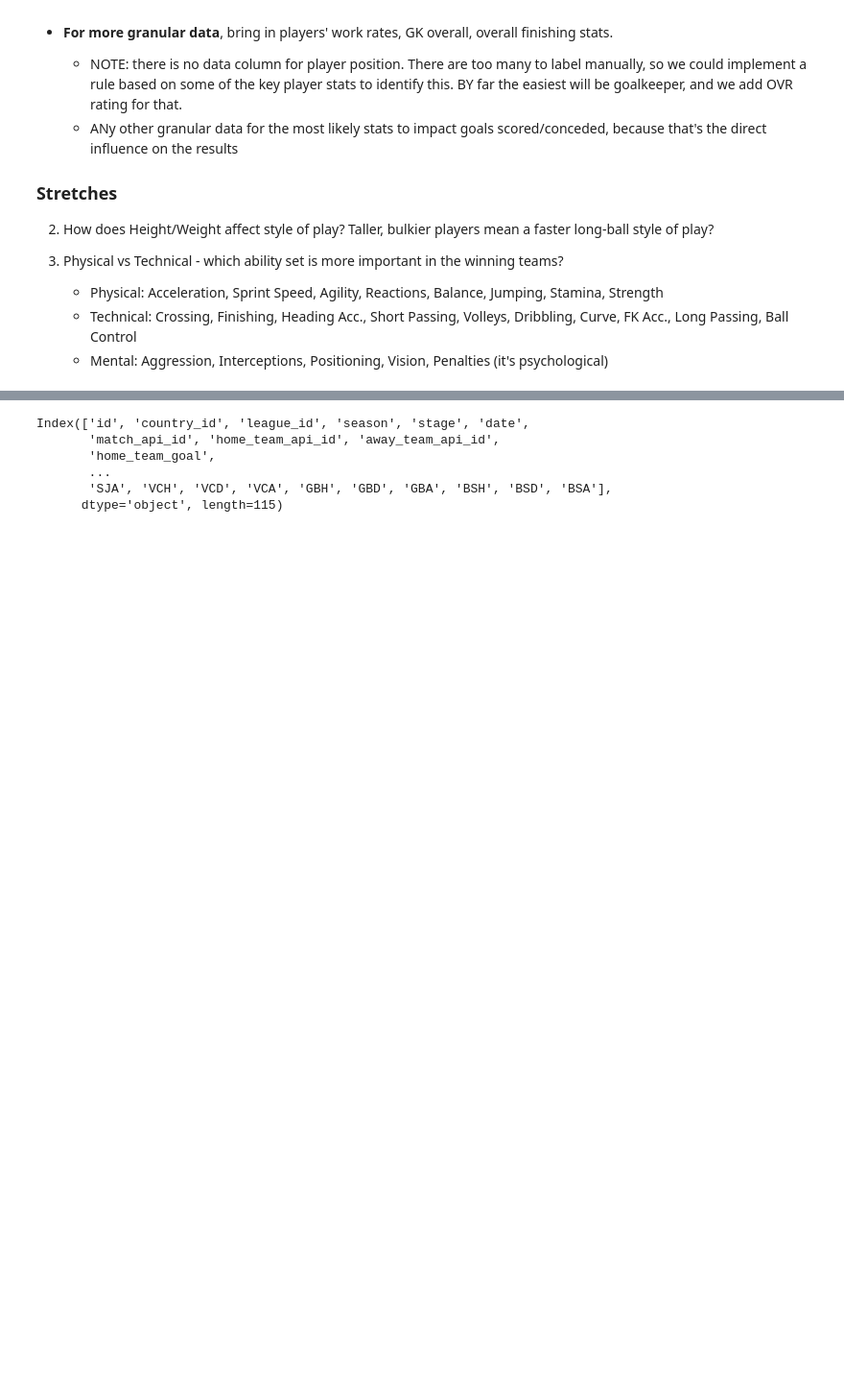
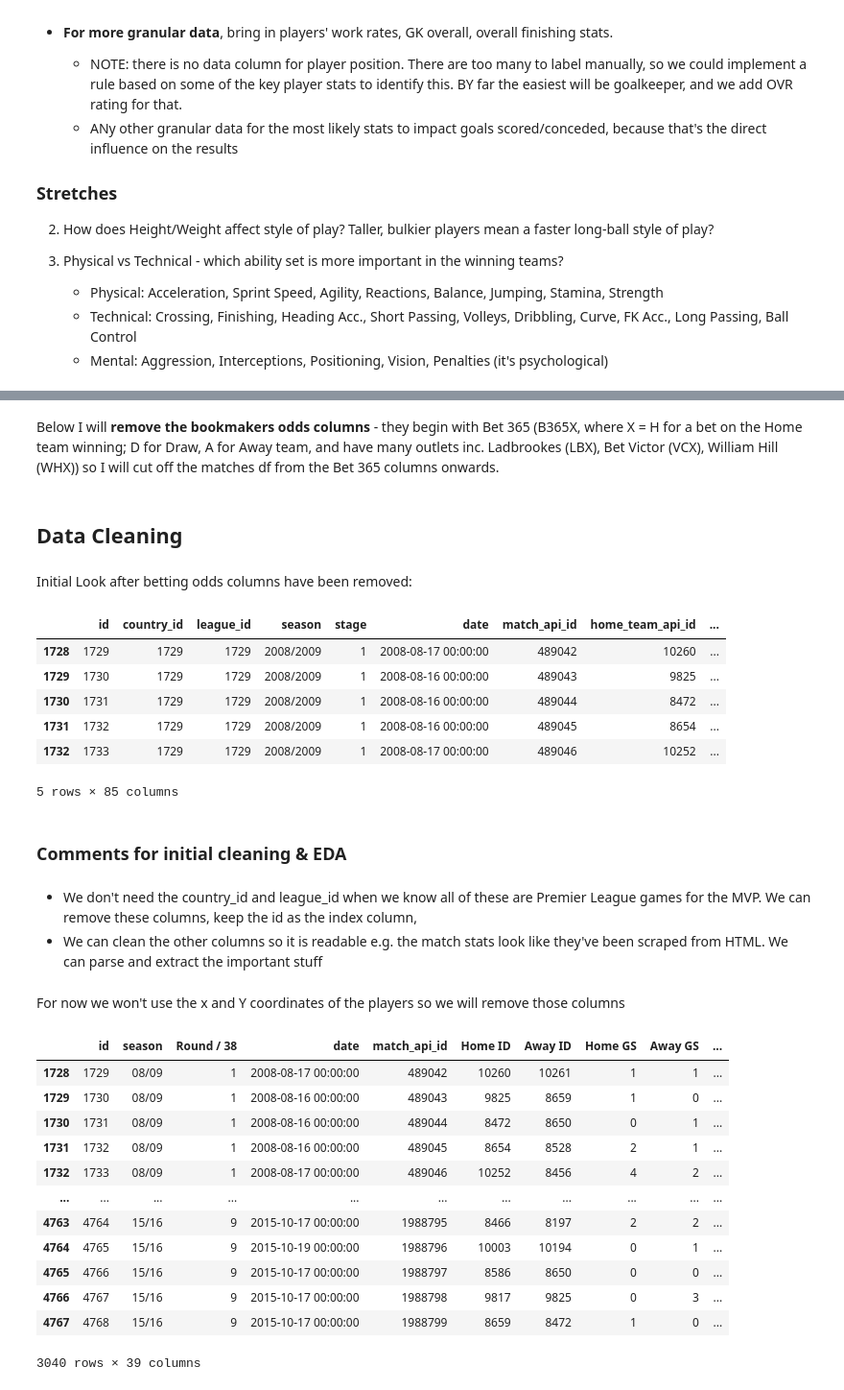
Before and after one commit to tjjdoherty/football-project-mvp, a Jupyter notebook: eda.ipynb, the cells around one changed output, grey strips where cells are left out. Shown at 96% size. Cells and saved outputs as stored; diff of their text form; code cells hidden in the pictures; blank space fills up the shorter version.

```diff
--- a/eda.ipynb
+++ b/eda.ipynb
@@ -105,9 +127,24 @@ countries = countries[countries.name.isin(selected_countries)]
+# %% [markdown]
+Below I will **remove the bookmakers odds columns** - they begin with Bet 365 (B365X, where X = H for a bet on the Home team winning; D for Draw, A for Away team, and have many outlets inc. Ladbrookes (LBX), Bet Victor (VCX), William Hill (WHX)) so I will cut off the matches df from the Bet 365 columns onwards.
+# %%
+# 86th column is B365H - remove everything from here onward
+matches = matches.iloc[:, :85]
+# %% [markdown]
+## Data Cleaning
+# %% [markdown]
+Initial Look after betting odds columns have been removed:
 # %%
-matches.columns
+matches.head()
 # %% [output]
+|  | id | country_id | league_id | season | stage | date | match_api_id | home_team_api_id | ... |
+| 1728 | 1729 | 1729 | 1729 | 2008/2009 | 1 | 2008-08-17 00:00:00 | 489042 | 10260 | ... |
+| 1729 | 1730 | 1729 | 1729 | 2008/2009 | 1 | 2008-08-16 00:00:00 | 489043 | 9825 | ... |
+| 1730 | 1731 | 1729 | 1729 | 2008/2009 | 1 | 2008-08-16 00:00:00 | 489044 | 8472 | ... |
+| 1731 | 1732 | 1729 | 1729 | 2008/2009 | 1 | 2008-08-16 00:00:00 | 489045 | 8654 | ... |
+| 1732 | 1733 | 1729 | 1729 | 2008/2009 | 1 | 2008-08-17 00:00:00 | 489046 | 10252 | ... |
-Index(['id', 'country_id', 'league_id', 'season', 'stage', 'date',
-       'match_api_id', 'home_team_api_id', 'away_team_api_id',
-       'home_team_goal',
-       ...
-       'SJA', 'VCH', 'VCD', 'VCA', 'GBH', 'GBD', 'GBA', 'BSH', 'BSD', 'BSA'],
-      dtype='object', length=115)
+5 rows × 85 columns
+# %% [markdown]
+### Comments for initial cleaning & EDA
+# %% [markdown]
+- We don't need the country_id and league_id when we know all of these are Premier League games for the MVP. We can remove these columns, keep the id as the index column,
+- We can clean the other columns so it is readable e.g. the match stats look like they've been scraped from HTML. We can parse and extract the important stuff
@@ -113,0 +164,2 @@ Index(['id', 'country_id', 'league_id', 'season', 'stage', 'date',
+# %% [markdown]
+For now we won't use the x and Y coordinates of the players so we will remove those columns
@@ -113,0 +175,16 @@ Index(['id', 'country_id', 'league_id', 'season', 'stage', 'date',
+# %%
+prem
+# %% [output]
+|  | id | season | Round / 38 | date | match_api_id | Home ID | Away ID | Home GS | Away GS | ... |
+| 1728 | 1729 | 08/09 | 1 | 2008-08-17 00:00:00 | 489042 | 10260 | 10261 | 1 | 1 | ... |
+| 1729 | 1730 | 08/09 | 1 | 2008-08-16 00:00:00 | 489043 | 9825 | 8659 | 1 | 0 | ... |
+| 1730 | 1731 | 08/09 | 1 | 2008-08-16 00:00:00 | 489044 | 8472 | 8650 | 0 | 1 | ... |
+| 1731 | 1732 | 08/09 | 1 | 2008-08-16 00:00:00 | 489045 | 8654 | 8528 | 2 | 1 | ... |
+| 1732 | 1733 | 08/09 | 1 | 2008-08-17 00:00:00 | 489046 | 10252 | 8456 | 4 | 2 | ... |
+| ... | ... | ... | ... | ... | ... | ... | ... | ... | ... | ... |
+| 4763 | 4764 | 15/16 | 9 | 2015-10-17 00:00:00 | 1988795 | 8466 | 8197 | 2 | 2 | ... |
+| 4764 | 4765 | 15/16 | 9 | 2015-10-19 00:00:00 | 1988796 | 10003 | 10194 | 0 | 1 | ... |
+| 4765 | 4766 | 15/16 | 9 | 2015-10-17 00:00:00 | 1988797 | 8586 | 8650 | 0 | 0 | ... |
+| 4766 | 4767 | 15/16 | 9 | 2015-10-17 00:00:00 | 1988798 | 9817 | 9825 | 0 | 3 | ... |
+| 4767 | 4768 | 15/16 | 9 | 2015-10-17 00:00:00 | 1988799 | 8659 | 8472 | 1 | 0 | ... |
+3040 rows × 39 columns
```
Also changed, not shown: parts of 28 cells of this notebook.
